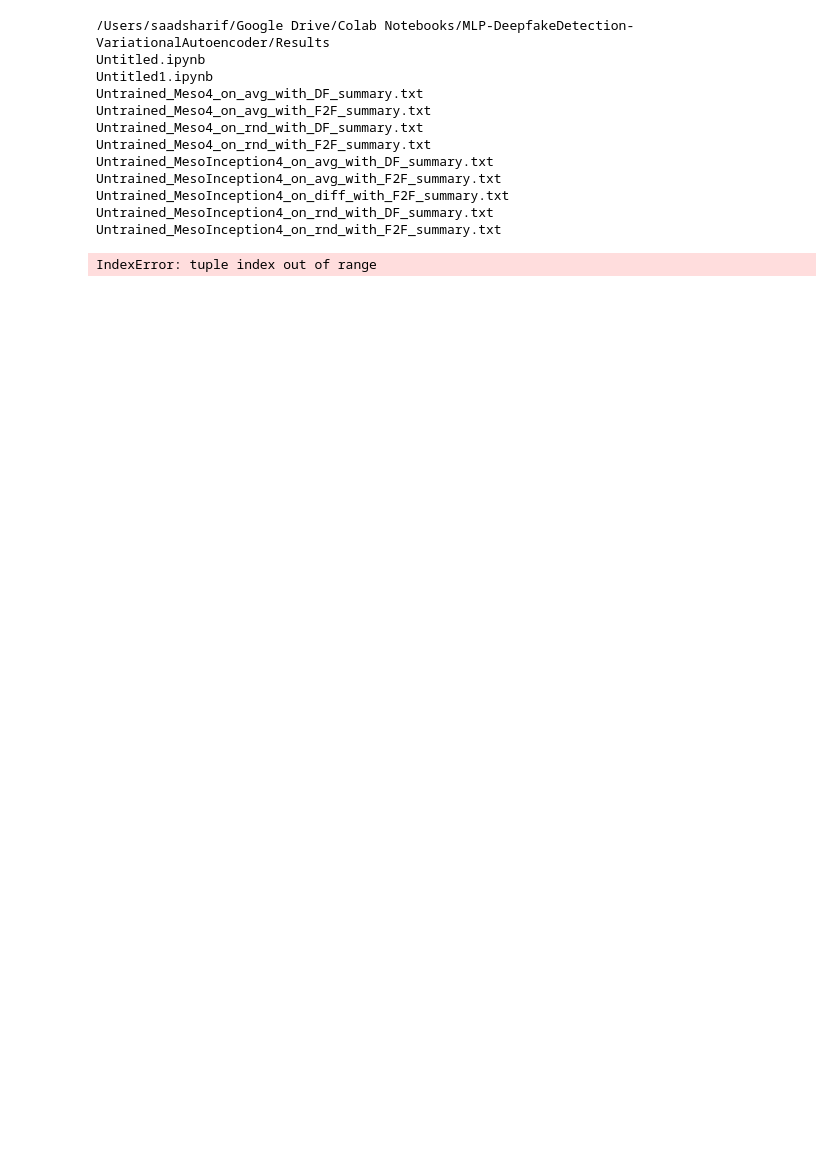
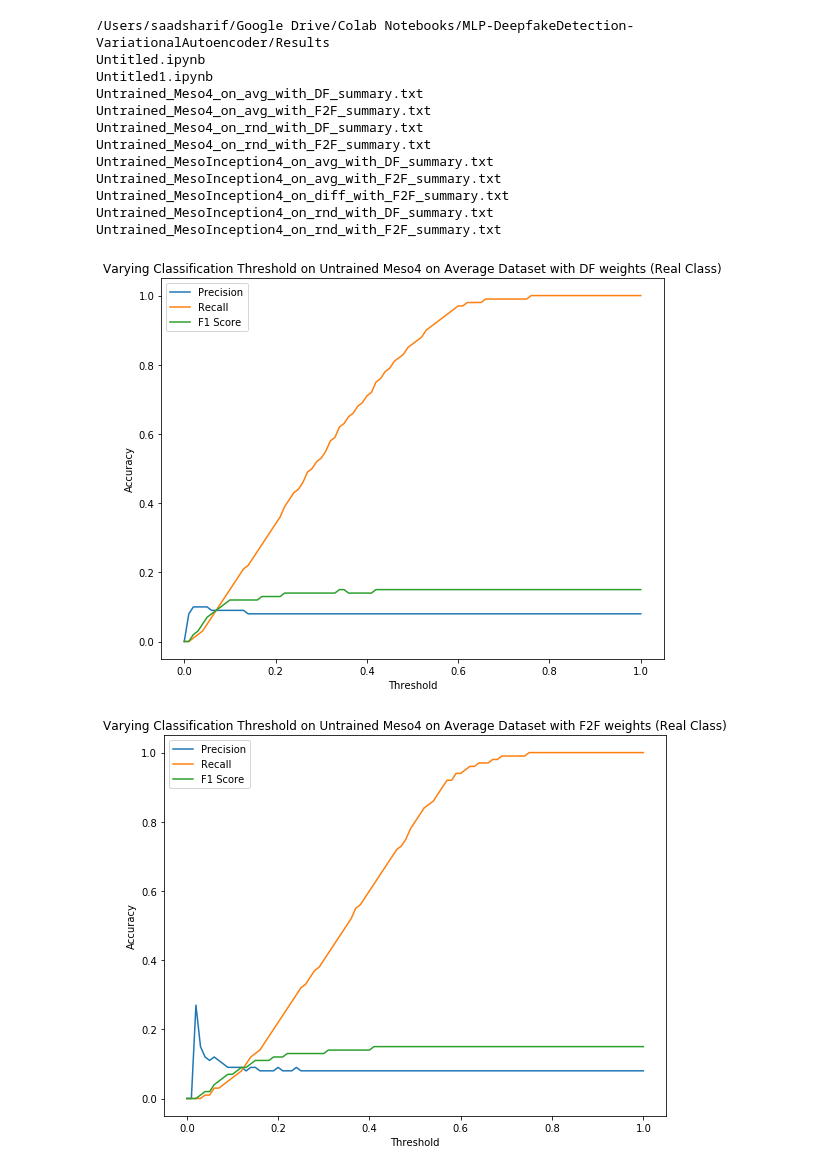
Before and after one commit to Sakib56/MLP-AutoDeepfakeDetection, a Jupyter notebook: Results/Plotting Data.ipynb, the cells around one changed output. Saved outputs shown, nothing was run; the diff lists cells and outputs as text; code cells hidden in the pictures; blank space fills up the shorter version.

```diff
--- a/Results/Plotting Data.ipynb
+++ b/Results/Plotting Data.ipynb
@@ -57,19 +57,20 @@ def plot_data(file, thresholds, precisions, recalls, f1_scores, title=""):
 # %%
 files = []
 file1 = ("Untrained_Meso4_on_avg_with_DF_summary.txt", "Varying Classification Threshold on Untrained Meso4 on Average Dataset with DF weights (Real Class)")
 file2 = ("Untrained_Meso4_on_avg_with_F2F_summary.txt", "Varying Classification Threshold on Untrained Meso4 on Average Dataset with F2F weights (Real Class)")
 file3 = ("Untrained_Meso4_on_rnd_with_DF_summary.txt", "Varying Classification Threshold on Untrained Meso4 on Random Dataset with DF weights (Real Class)")
 file4 = ("Untrained_Meso4_on_rnd_with_F2F_summary.txt", "Varying Classification Threshold on Untrained Meso4 on Random Dataset with DF weights (Real Class)")
 file5 = ("Untrained_MesoInception4_on_avg_with_DF_summary.txt", "Varying Classification Threshold on Untrained MesoInception4 on Average Dataset with DF weights (Real Class)")
 file6 = ("Untrained_MesoInception4_on_avg_with_F2F_summary.txt", "Varying Classification Threshold on Untrained MesoInception4 on Average Dataset with F2F weights (Real Class)")
 file7 = ("Untrained_MesoInception4_on_diff_with_F2F_summary.txt", "Varying Classification Threshold on Untrained MesoInception4 on Difference Dataset with F2F Weights (Real Class)")
-file8 = ("Untrained_MesoInception4_on_rnd_with_DF_summary.txt", "")
+file8 = ("Untrained_MesoInception4_on_rnd_with_DF_summary.txt", "Varying Classification Threshold on Untrained MesoInception4 on Random Dataset with DF weights (Real Class)")
 file9 = ("Untrained_MesoInception4_on_rnd_with_F2F_summary.txt", "Varying Classification Threshold on Untrained MesoInception4 on Random Dataset with F2F weights (Real Class)")
 
 files = [file1, file2,file3,file4, file5, file6, file7, file8, file9]
 
 for file in files:
     thresholds, precisions, recalls, f1_scores =  extract_data(file[0])
     plot_data(file[0], thresholds, precisions, recalls, f1_scores, file[1])
 # %% [output]
-IndexError: tuple index out of range
+[figure, added]
+[figure, added]
```
Also changed, not shown: parts of 2 cells of this notebook, 19 other files.
